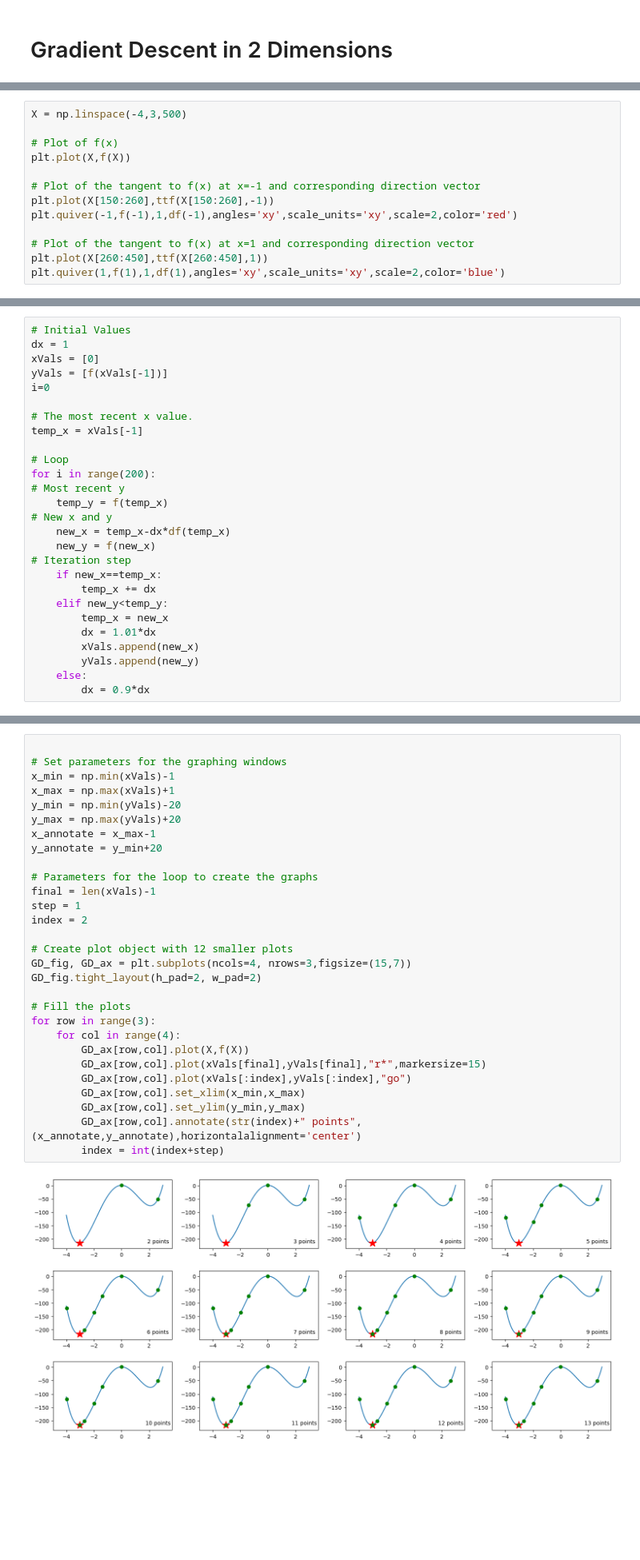
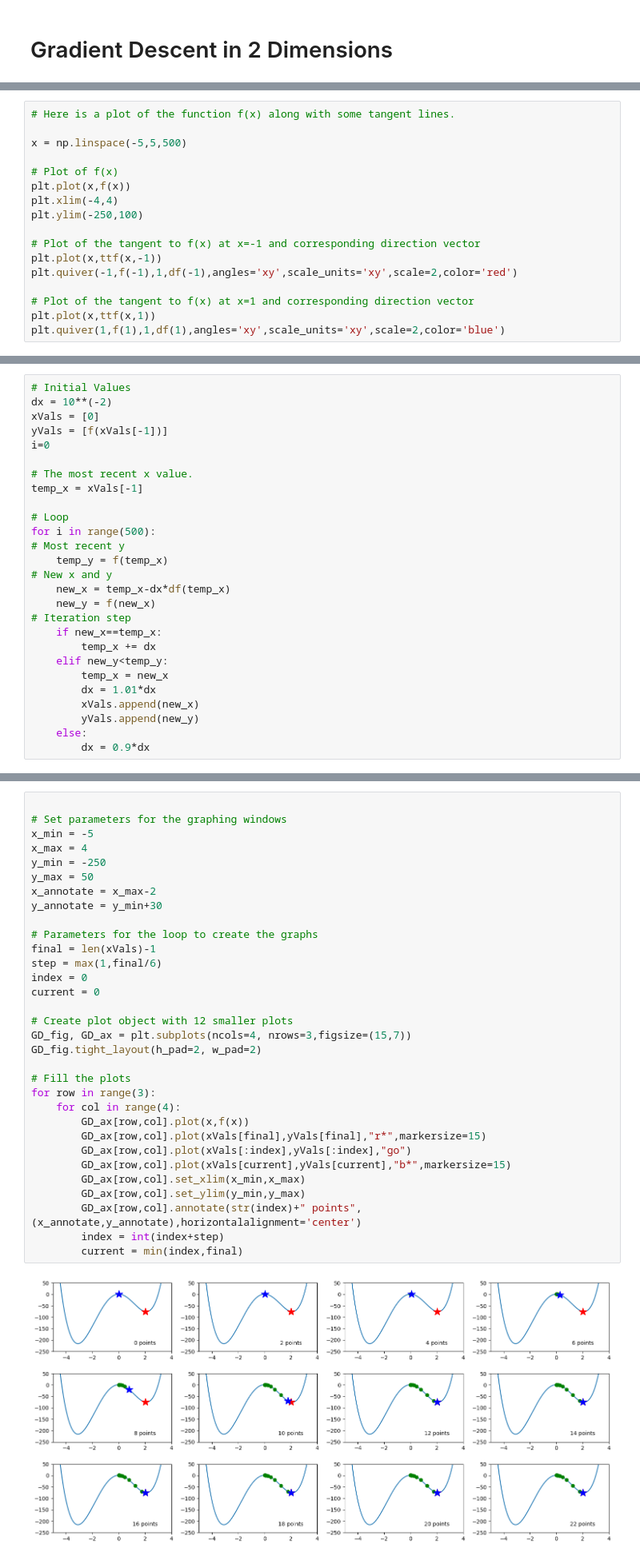
Before and after one commit to narges2027/Mmmmm..Machine_Learning, a Jupyter notebook: Class_Files/gradients.ipynb, the cells around one changed output, grey strips where cells are left out. Shown at 80% size. Saved outputs shown, nothing was run; the diff lists cells and outputs as text; blank space fills up the shorter version.

```diff
--- a/Class_Files/gradients.ipynb
+++ b/Class_Files/gradients.ipynb
@@ -20,17 +22,21 @@ def df(x):
 def ttf(x,a):
     return df(a)*(x-a)+f(a)
 # %%
-X = np.linspace(-4,3,500)
+# Here is a plot of the function f(x) along with some tangent lines.
+
+x = np.linspace(-5,5,500)
 
 # Plot of f(x)
-plt.plot(X,f(X))
+plt.plot(x,f(x))
+plt.xlim(-4,4)
+plt.ylim(-250,100)
 
 # Plot of the tangent to f(x) at x=-1 and corresponding direction vector
-plt.plot(X[150:260],ttf(X[150:260],-1))
+plt.plot(x,ttf(x,-1))
 plt.quiver(-1,f(-1),1,df(-1),angles='xy',scale_units='xy',scale=2,color='red')
 
 # Plot of the tangent to f(x) at x=1 and corresponding direction vector
-plt.plot(X[260:450],ttf(X[260:450],1))
+plt.plot(x,ttf(x,1))
 plt.quiver(1,f(1),1,df(1),angles='xy',scale_units='xy',scale=2,color='blue')
 # %% [output]
 <matplotlib.quiver.Quiver at 0x...>
@@ -59,7 +65,7 @@ Given a function $f(x)$ and its derivative $f^\prime(x)$:
 This is a very basic version of the ***Gradient Descent*** algorithm.
 # %%
 # Initial Values
-dx = 1
+dx = 10**(-2)
 xVals = [0]
 yVals = [f(xVals[-1])]
 i=0
@@ -68,7 +74,7 @@ i=0
 temp_x = xVals[-1]
 
 # Loop
-for i in range(200):
+for i in range(500):
 # Most recent y
     temp_y = f(temp_x)
 # New x and y
@@ -90,31 +96,34 @@ Below we can see the results of ploting the $x$ and $y$ coordinates we found at
 # %%
 
 # Set parameters for the graphing windows
-x_min = np.min(xVals)-1
-x_max = np.max(xVals)+1
-y_min = np.min(yVals)-20
-y_max = np.max(yVals)+20
-x_annotate = x_max-1
-y_annotate = y_min+20
+x_min = -5
+x_max = 4
+y_min = -250
+y_max = 50
+x_annotate = x_max-2
+y_annotate = y_min+30
 
 # Parameters for the loop to create the graphs
 final = len(xVals)-1
-step = 1
-index = 2
+step = max(1,final/6)
+index = 0
+current = 0
 
 # Create plot object with 12 smaller plots
 GD_fig, GD_ax = plt.subplots(ncols=4, nrows=3,figsize=(15,7))
 GD_fig.tight_layout(h_pad=2, w_pad=2)
 
 # Fill the plots
 for row in range(3):
     for col in range(4):
-        GD_ax[row,col].plot(X,f(X))
+        GD_ax[row,col].plot(x,f(x))
         GD_ax[row,col].plot(xVals[final],yVals[final],"r*",markersize=15)
         GD_ax[row,col].plot(xVals[:index],yVals[:index],"go")
+        GD_ax[row,col].plot(xVals[current],yVals[current],"b*",markersize=15)
         GD_ax[row,col].set_xlim(x_min,x_max)
         GD_ax[row,col].set_ylim(y_min,y_max)
         GD_ax[row,col].annotate(str(index)+" points",(x_annotate,y_annotate),horizontalalignment='center')
         index = int(index+step)
+        current = min(index,final)
 # %% [output]
-[figure, old version]
+[figure, new version]
```
Also changed, not shown: parts of 28 cells of this notebook.
